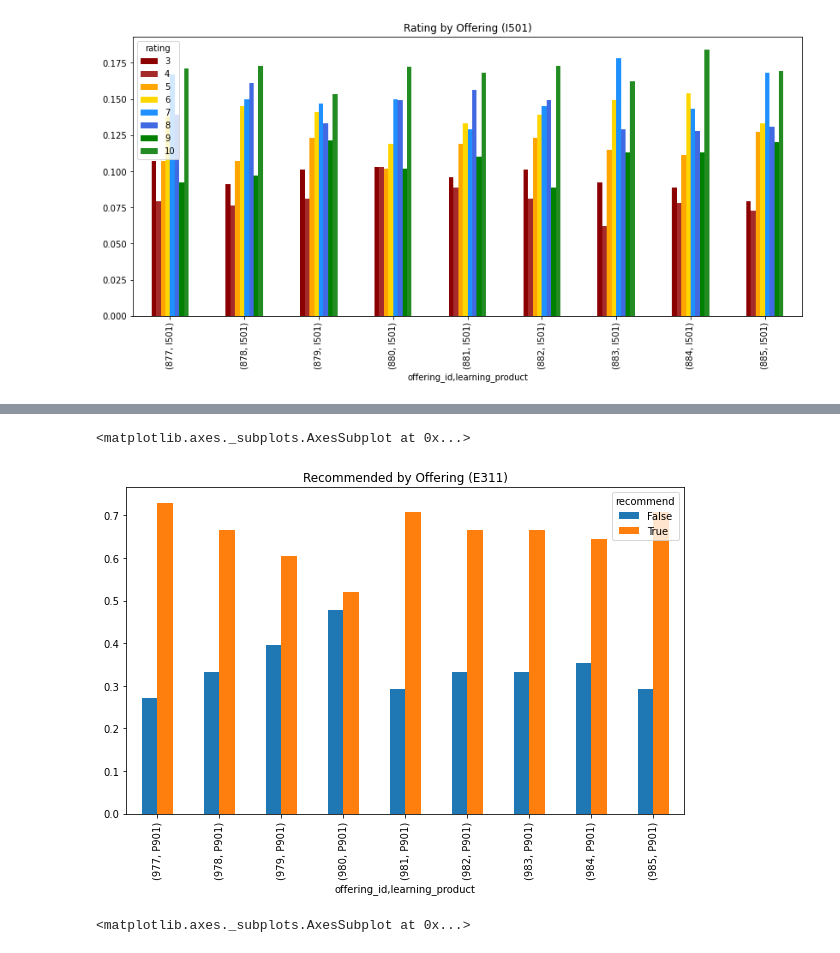
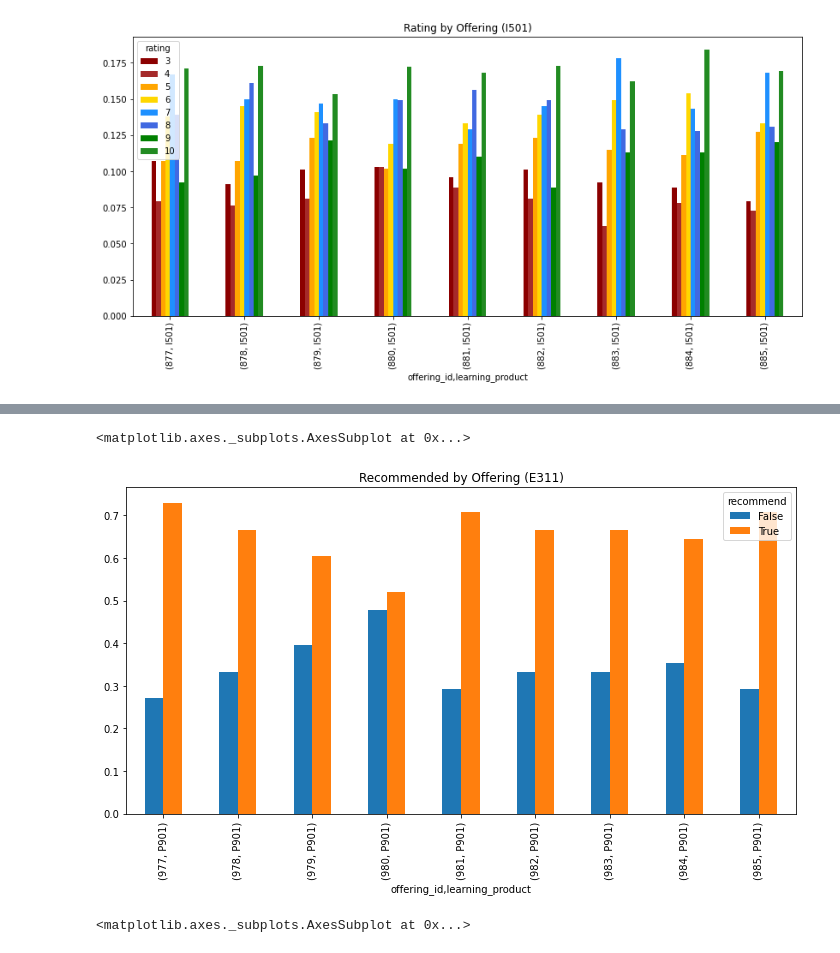
Before and after one commit to ToferC/learner_models, a Jupyter notebook: Evals_analysis.ipynb, the cells around one changed output, grey strips where cells are left out. Saved outputs shown, nothing was run; the diff lists cells and outputs as text; code cells hidden in the pictures.

```diff
--- a/Evals_analysis.ipynb
+++ b/Evals_analysis.ipynb
@@ -167,8 +172,8 @@ pd.crosstab([df.offering_id, df.learning_product.where(df.learning_product=="P90
 # %%
-pd.crosstab([df.offering_id, df.learning_product.where(df.learning_product=="P901")], df.recommend, normalize="index").plot(kind='bar', title="Recommended by Offering (E311)", figsize=(10,6))
+pd.crosstab([df.offering_id, df.learning_product.where(df.learning_product=="P901")], df.recommend, normalize="index").plot(kind='bar', title="Recommended by Offering (E311)", figsize=(12,6))
 # %% [output]
 <matplotlib.axes._subplots.AxesSubplot at 0x...>
-[figure, old version]
+[figure, new version]
 # %%
 pd.crosstab(df.offering_id, df.rating, normalize="index").agg("mean").plot(kind='bar', title="Rating by Offering", figsize=(10,6))
 # %% [output]
```
Also changed, not shown: parts of 7 cells of this notebook, 3 other files.
